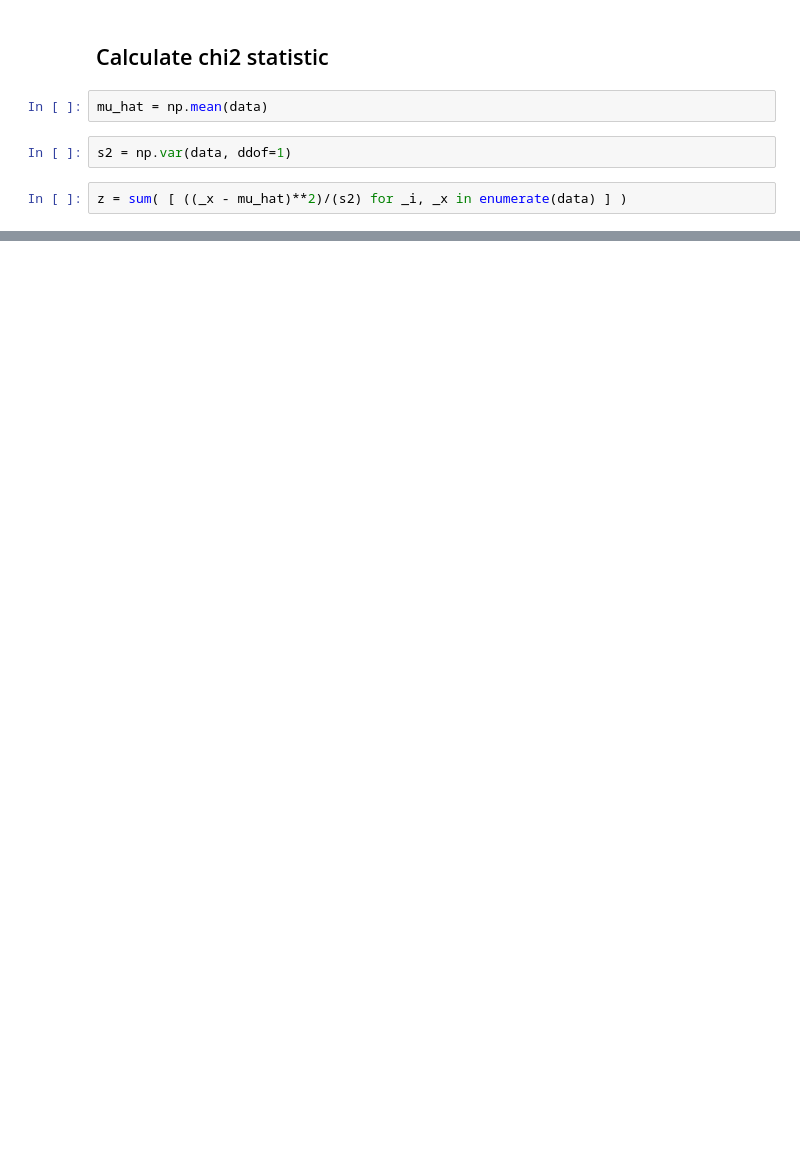
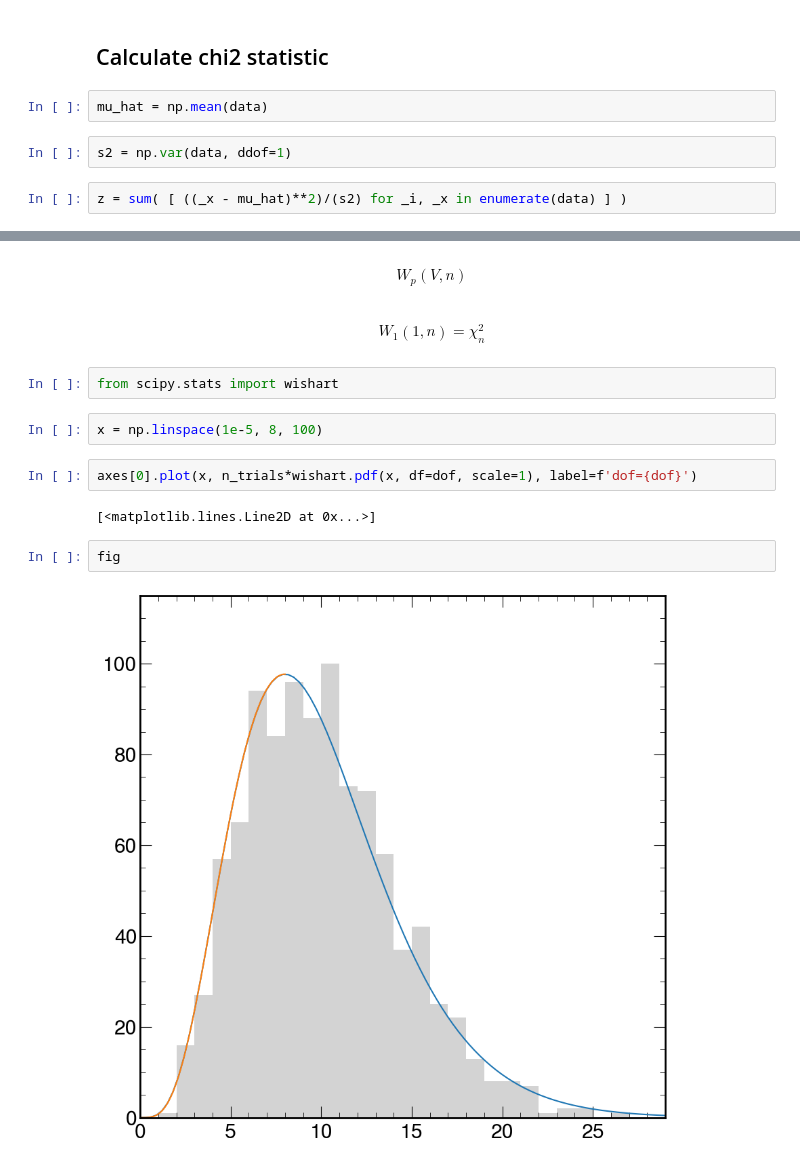
Before and after one commit to rreece/statistics-notebooks, a Jupyter notebook: notebooks/chi2-distribution.ipynb, the cells around one changed output, grey strips where cells are left out. Saved outputs shown, nothing was run; the diff lists cells and outputs as text; blank space fills up the shorter version.

```diff
--- a/notebooks/chi2-distribution.ipynb
+++ b/notebooks/chi2-distribution.ipynb
@@ -71,0 +156,16 @@ z
+# %% [markdown]
+$$ W_{p}(V, n) $$
+# %% [markdown]
+$$ W_{1}(1, n) = \chi^{2}_{n} $$
+# %%
+from scipy.stats import wishart
+# %%
+x = np.linspace(1e-5, 8, 100)
+# %%
+axes[0].plot(x, n_trials*wishart.pdf(x, df=dof, scale=1), label=f'dof={dof}')
+# %% [output]
+[<matplotlib.lines.Line2D at 0x...>]
+# %%
+fig
+# %% [output]
+[figure, added]
```
Also changed, not shown: parts of 28 cells of this notebook, 1 other file.
